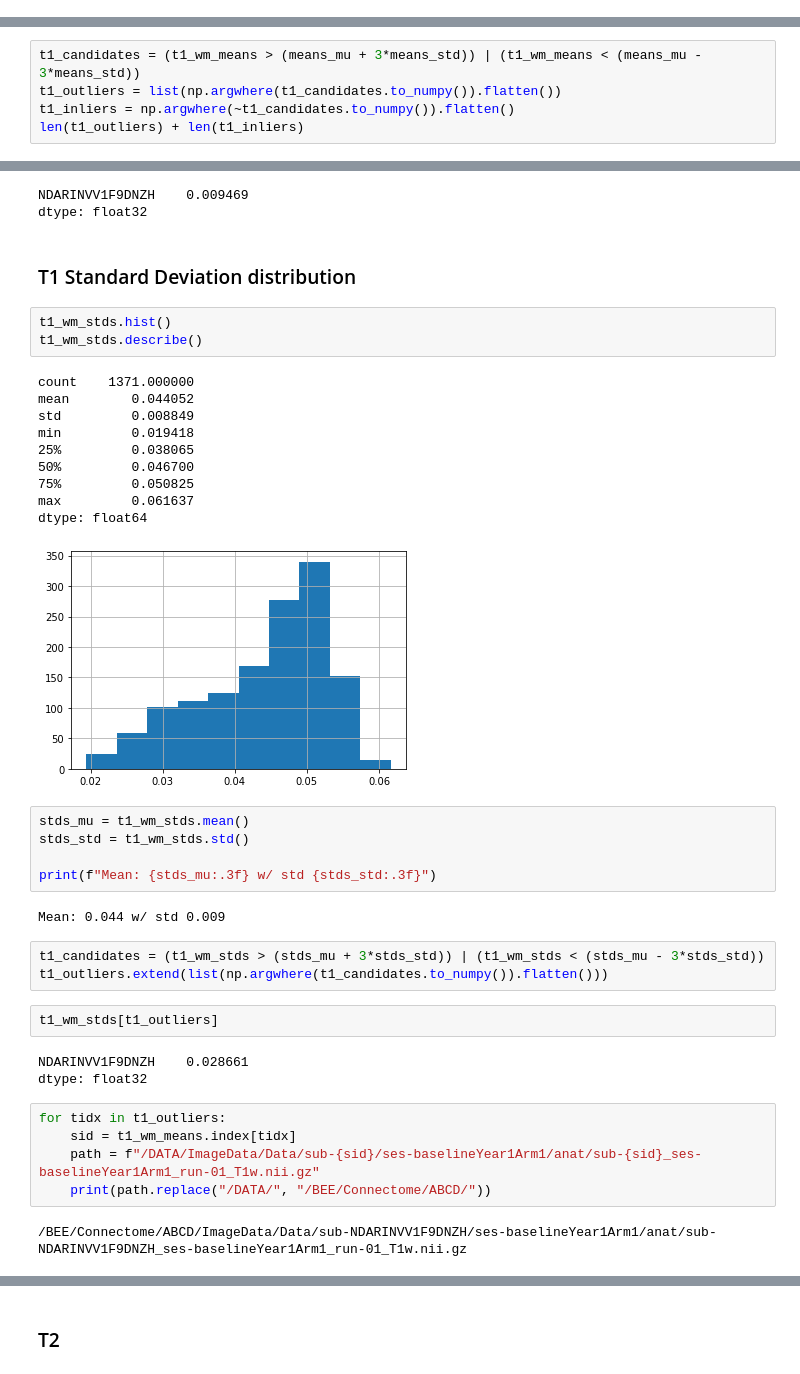
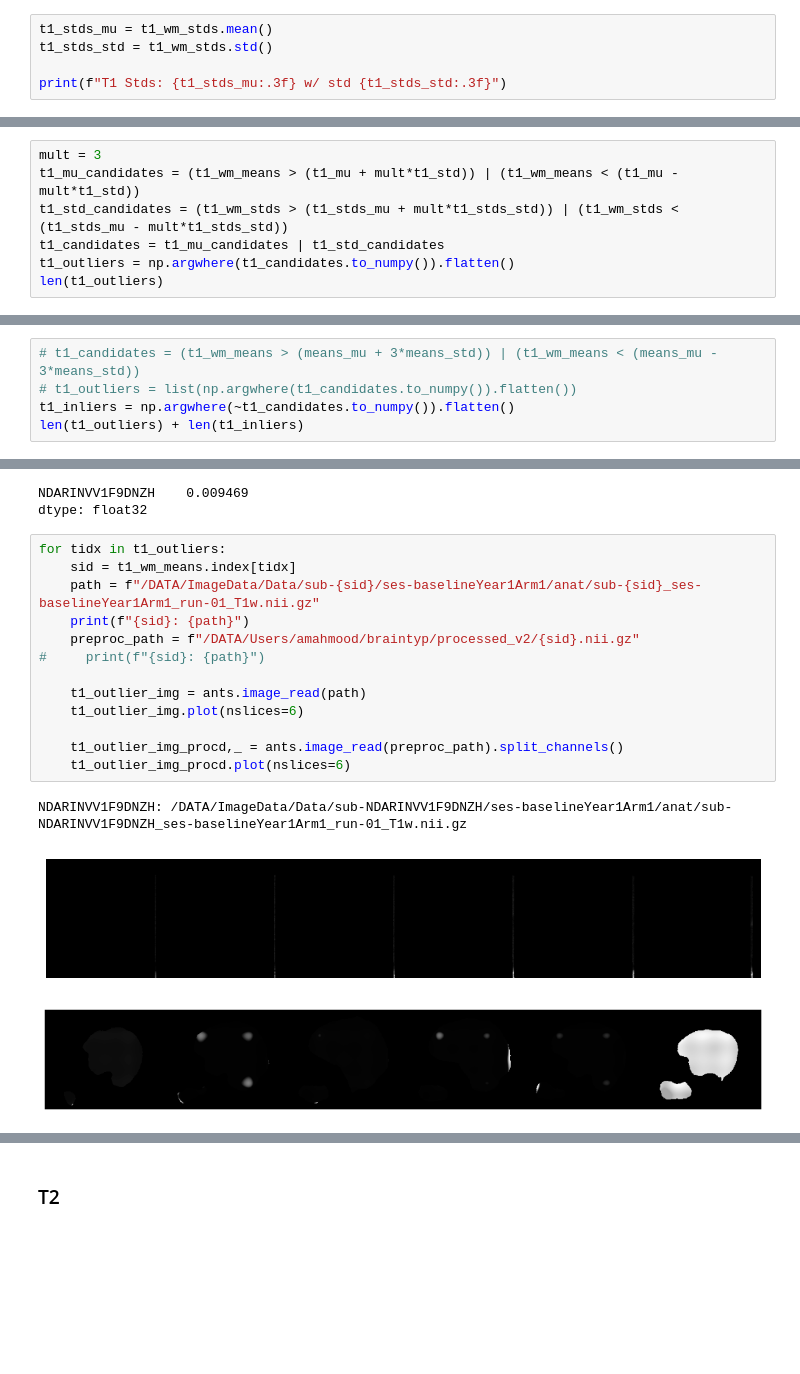
Before and after one commit to ahsanMah/braintypicality, a Jupyter notebook: dataset/QC+WM_Filtering.ipynb, the cells around one changed output, grey strips where cells are left out. Drawn from its saved outputs; the diff is of its cells as text; blank space fills up the shorter version.

```diff
--- a/dataset/QC+WM_Filtering.ipynb
+++ b/dataset/QC+WM_Filtering.ipynb
@@ -181,0 +164,5 @@ Mean: 0.865 w/ std 0.042
+# %%
+t1_stds_mu = t1_wm_stds.mean()
+t1_stds_std = t1_wm_stds.std()
+
+print(f"T1 Stds: {t1_stds_mu:.3f} w/ std {t1_stds_std:.3f}")
@@ -181,0 +171,7 @@ Mean: 0.865 w/ std 0.042
+# %%
+mult = 3
+t1_mu_candidates = (t1_wm_means > (t1_mu + mult*t1_std)) | (t1_wm_means < (t1_mu - mult*t1_std))
+t1_std_candidates = (t1_wm_stds > (t1_stds_mu + mult*t1_stds_std)) | (t1_wm_stds < (t1_stds_mu - mult*t1_stds_std))
+t1_candidates = t1_mu_candidates | t1_std_candidates
+t1_outliers = np.argwhere(t1_candidates.to_numpy()).flatten()
+len(t1_outliers)
@@ -182,6 +180,6 @@ Mean: 0.865 w/ std 0.042
 # %%
-t1_candidates = (t1_wm_means > (means_mu + 3*means_std)) | (t1_wm_means < (means_mu - 3*means_std))
-t1_outliers = list(np.argwhere(t1_candidates.to_numpy()).flatten())
+# t1_candidates = (t1_wm_means > (means_mu + 3*means_std)) | (t1_wm_means < (means_mu - 3*means_std))
+# t1_outliers = list(np.argwhere(t1_candidates.to_numpy()).flatten())
 t1_inliers = np.argwhere(~t1_candidates.to_numpy()).flatten()
 len(t1_outliers) + len(t1_inliers)
 # %% [output]
@@ -191,41 +189,20 @@ t1_wm_means[t1_outliers]
 # %% [output]
 NDARINVV1F9DNZH    0.009469
 dtype: float32
-# %% [markdown]
-### T1 Standard Deviation distribution
-# %%
-t1_wm_stds.hist()
-t1_wm_stds.describe()
-# %% [output]
-count    1371.000000
-mean        0.044052
-std         0.008849
-min         0.019418
-25%         0.038065
-50%         0.046700
-75%         0.050825
-max         0.061637
-dtype: float64
-[figure, removed]
-# %%
-stds_mu = t1_wm_stds.mean()
-stds_std = t1_wm_stds.std()
-
-print(f"Mean: {stds_mu:.3f} w/ std {stds_std:.3f}")
-# %% [output]
-Mean: 0.044 w/ std 0.009
-# %%
-t1_candidates = (t1_wm_stds > (stds_mu + 3*stds_std)) | (t1_wm_stds < (stds_mu - 3*stds_std))
-t1_outliers.extend(list(np.argwhere(t1_candidates.to_numpy()).flatten()))
-# %%
-t1_wm_stds[t1_outliers]
-# %% [output]
-NDARINVV1F9DNZH    0.028661
-dtype: float32
 # %%
 for tidx in t1_outliers:
     sid = t1_wm_means.index[tidx]
     path = f"/DATA/ImageData/Data/sub-{sid}/ses-baselineYear1Arm1/anat/sub-{sid}_ses-baselineYear1Arm1_run-01_T1w.nii.gz"
-    print(path.replace("/DATA/", "/BEE/Connectome/ABCD/"))
+    print(f"{sid}: {path}")
+    preproc_path = f"/DATA/Users/amahmood/braintyp/processed_v2/{sid}.nii.gz"
+#     print(f"{sid}: {path}")
+
+    t1_outlier_img = ants.image_read(path)
+    t1_outlier_img.plot(nslices=6)
+
+    t1_outlier_img_procd,_ = ants.image_read(preproc_path).split_channels()
+    t1_outlier_img_procd.plot(nslices=6)
 # %% [output]
-/BEE/Connectome/ABCD/ImageData/Data/sub-NDARINVV1F9DNZH/ses-baselineYear1Arm1/anat/sub-NDARINVV1F9DNZH_ses-baselineYear1Arm1_run-01_T1w.nii.gz
+NDARINVV1F9DNZH: /DATA/ImageData/Data/sub-NDARINVV1F9DNZH/ses-baselineYear1Arm1/anat/sub-NDARINVV1F9DNZH_ses-baselineYear1Arm1_run-01_T1w.nii.gz
+[figure, added]
+[figure, added]
```
Also changed, not shown: parts of 51 cells of this notebook, 2 other files.
